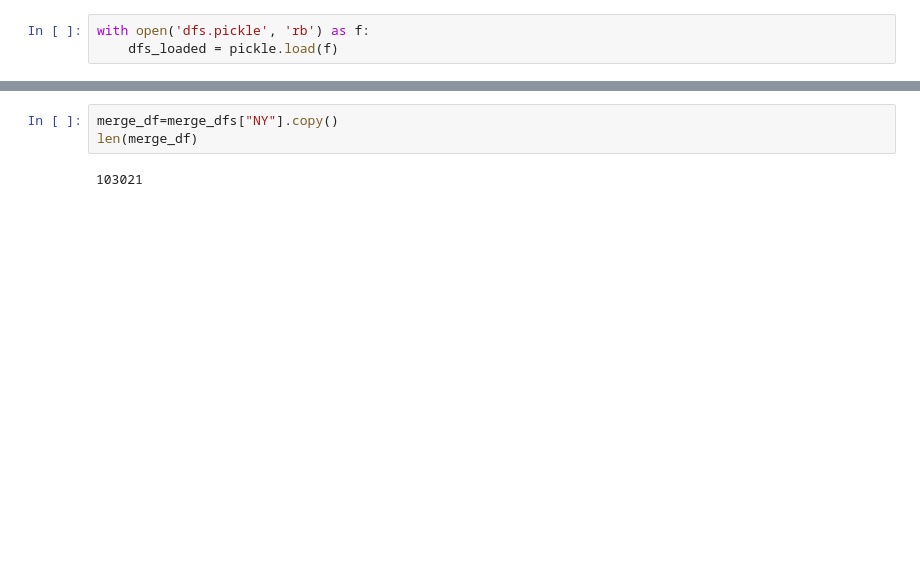
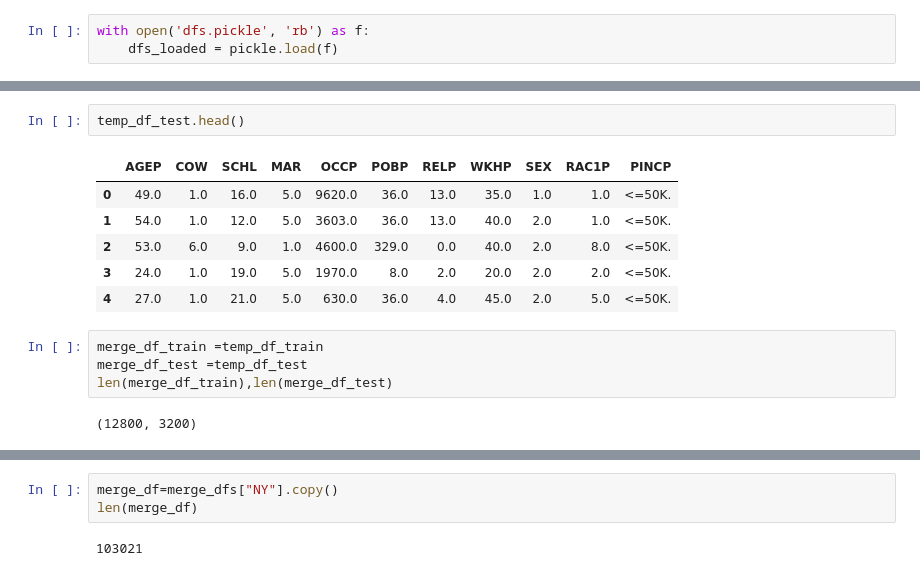
Before and after one commit to chiragpandav/tableak_FT, a Jupyter notebook: 50_client_raw_data.ipynb, the cells around one changed output, grey strips where cells are left out. Saved outputs shown, nothing was run; the diff lists cells and outputs as text; blank space fills up the shorter version.

```diff
--- a/50_client_raw_data.ipynb
+++ b/50_client_raw_data.ipynb
@@ -99,0 +198,15 @@ merge_df=merge_dfs["CA"].copy()
+# %%
+temp_df_test.head()
+# %% [output]
+|  | AGEP | COW | SCHL | MAR | OCCP | POBP | RELP | WKHP | SEX | RAC1P | PINCP |
+| 0 | 49.0 | 1.0 | 16.0 | 5.0 | 9620.0 | 36.0 | 13.0 | 35.0 | 1.0 | 1.0 | <=50K. |
+| 1 | 54.0 | 1.0 | 12.0 | 5.0 | 3603.0 | 36.0 | 13.0 | 40.0 | 2.0 | 1.0 | <=50K. |
+| 2 | 53.0 | 6.0 | 9.0 | 1.0 | 4600.0 | 329.0 | 0.0 | 40.0 | 2.0 | 8.0 | <=50K. |
+| 3 | 24.0 | 1.0 | 19.0 | 5.0 | 1970.0 | 8.0 | 2.0 | 20.0 | 2.0 | 2.0 | <=50K. |
+| 4 | 27.0 | 1.0 | 21.0 | 5.0 | 630.0 | 36.0 | 4.0 | 45.0 | 2.0 | 5.0 | <=50K. |
+# %%
+merge_df_train =temp_df_train
+merge_df_test =temp_df_test
+len(merge_df_train),len(merge_df_test)
+# %% [output]
+(12800, 3200)
```
Also changed, not shown: parts of 21 cells of this notebook, 10 other files.
